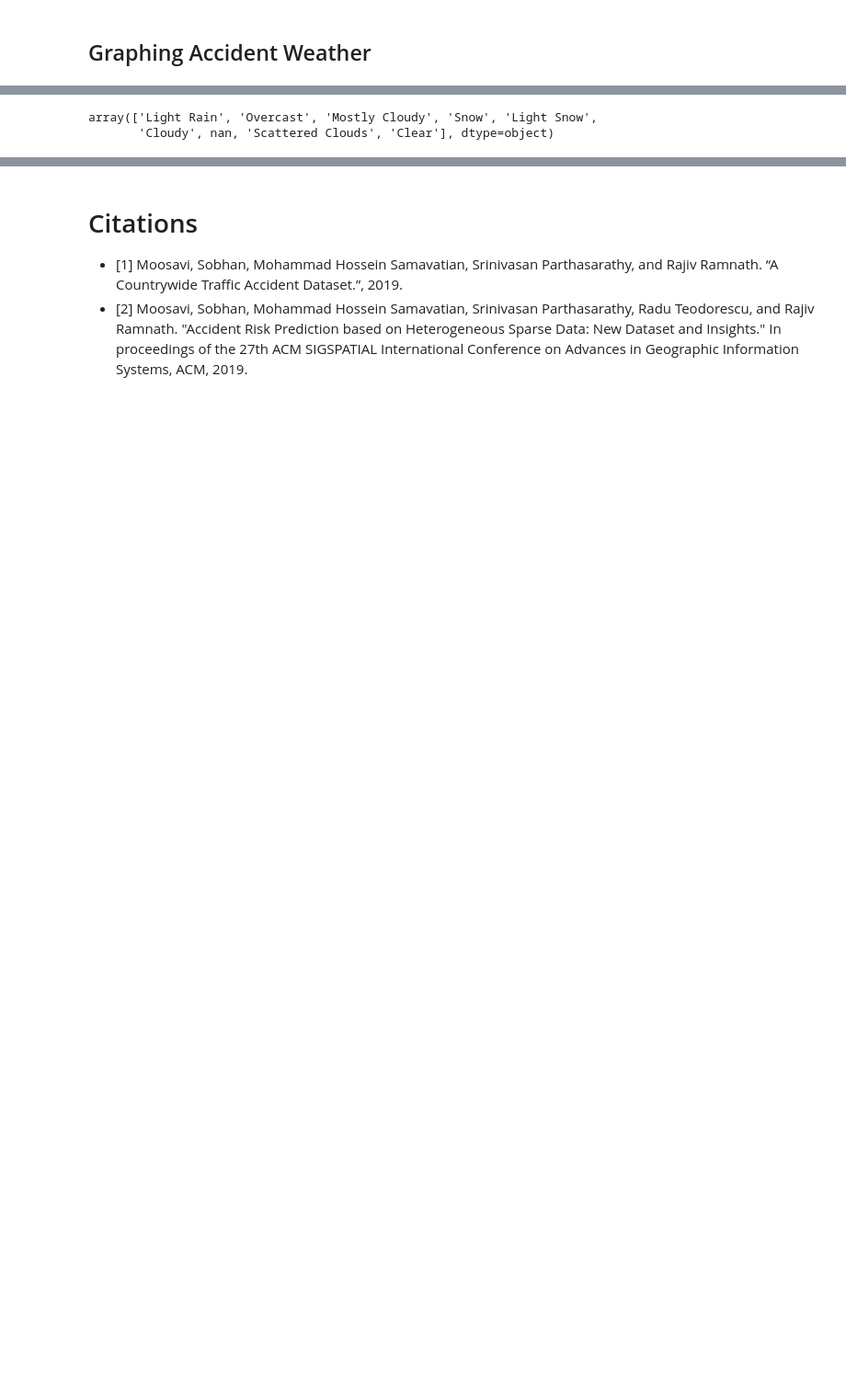
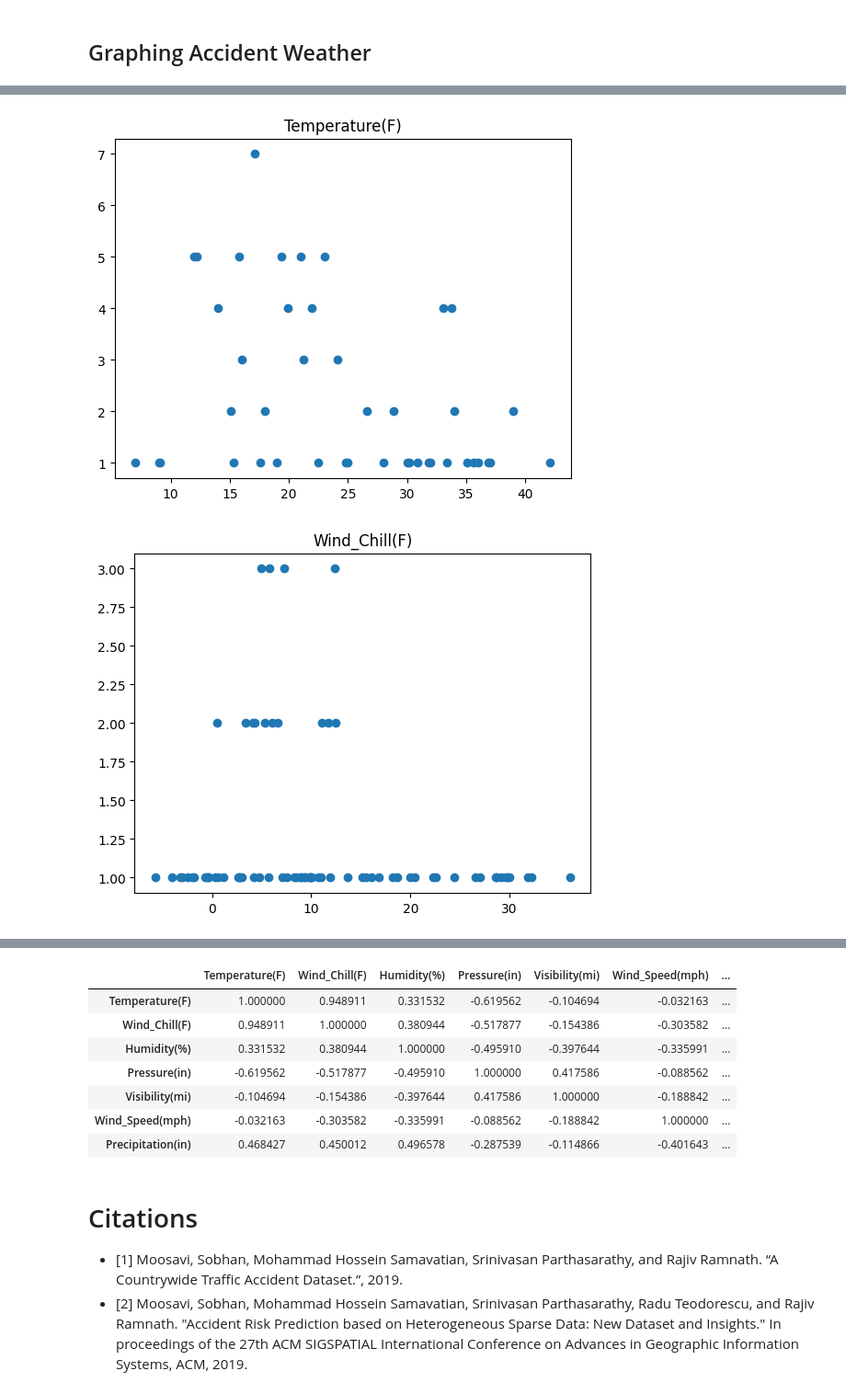
Before and after one commit to kashishpt/CMSC320FinalProject, a Jupyter notebook: main.ipynb, the cells around one changed output, grey strips where cells are left out. Shown at 92% size. Cells and saved outputs as stored; diff of their text form; code cells hidden in the pictures; blank space fills up the shorter version.

```diff
--- a/main.ipynb
+++ b/main.ipynb
@@ -152,21 +176,19 @@ plt.show()
 # %%
 weather_features = ['Temperature(F)',
        'Wind_Chill(F)', 'Humidity(%)', 'Pressure(in)', 'Visibility(mi)',
        'Wind_Direction', 'Wind_Speed(mph)', 'Precipitation(in)',
        'Weather_Condition']
-# plt.scatter(x=data['Humidity(%)'], y=data['Precipitation(in)'])
-# plt.show()
 
-# def plot_freqs(feature):
-#     counts = data[feature].value_counts()
-#     plt.scatter(x=counts.index, y=counts)
-#     plt.title(feature)
-#     plt.show()
-#
-# for feat in weather_features:
-#     plot_freqs(feat)
+def plot_freqs(feature):
+    counts = data[feature].value_counts()
+    plt.scatter(x=counts.index, y=counts)
+    plt.title(feature)
+    plt.show()
 
-data['Weather_Condition'].unique()
+for feat in weather_features:
+    plot_freqs(feat)
+
+data[weather_features].corr()
 # %% [output]
-array(['Light Rain', 'Overcast', 'Mostly Cloudy', 'Snow', 'Light Snow',
-       'Cloudy', nan, 'Scattered Clouds', 'Clear'], dtype=object)
+[figure, added]
+[figure, added]
@@ -173,3 +202,11 @@ array(['Light Rain', 'Overcast', 'Mostly Cloudy', 'Snow', 'Light Snow',
+|  | Temperature(F) | Wind_Chill(F) | Humidity(%) | Pressure(in) | Visibility(mi) | Wind_Speed(mph) | ... |
+| Temperature(F) | 1.000000 | 0.948911 | 0.331532 | -0.619562 | -0.104694 | -0.032163 | ... |
+| Wind_Chill(F) | 0.948911 | 1.000000 | 0.380944 | -0.517877 | -0.154386 | -0.303582 | ... |
+| Humidity(%) | 0.331532 | 0.380944 | 1.000000 | -0.495910 | -0.397644 | -0.335991 | ... |
+| Pressure(in) | -0.619562 | -0.517877 | -0.495910 | 1.000000 | 0.417586 | -0.088562 | ... |
+| Visibility(mi) | -0.104694 | -0.154386 | -0.397644 | 0.417586 | 1.000000 | -0.188842 | ... |
+| Wind_Speed(mph) | -0.032163 | -0.303582 | -0.335991 | -0.088562 | -0.188842 | 1.000000 | ... |
+| Precipitation(in) | 0.468427 | 0.450012 | 0.496578 | -0.287539 | -0.114866 | -0.401643 | ... |
 # %% [markdown]
 # Citations
 - <a id="1">[1]</a>
```
Also changed, not shown: parts of 10 cells of this notebook.
